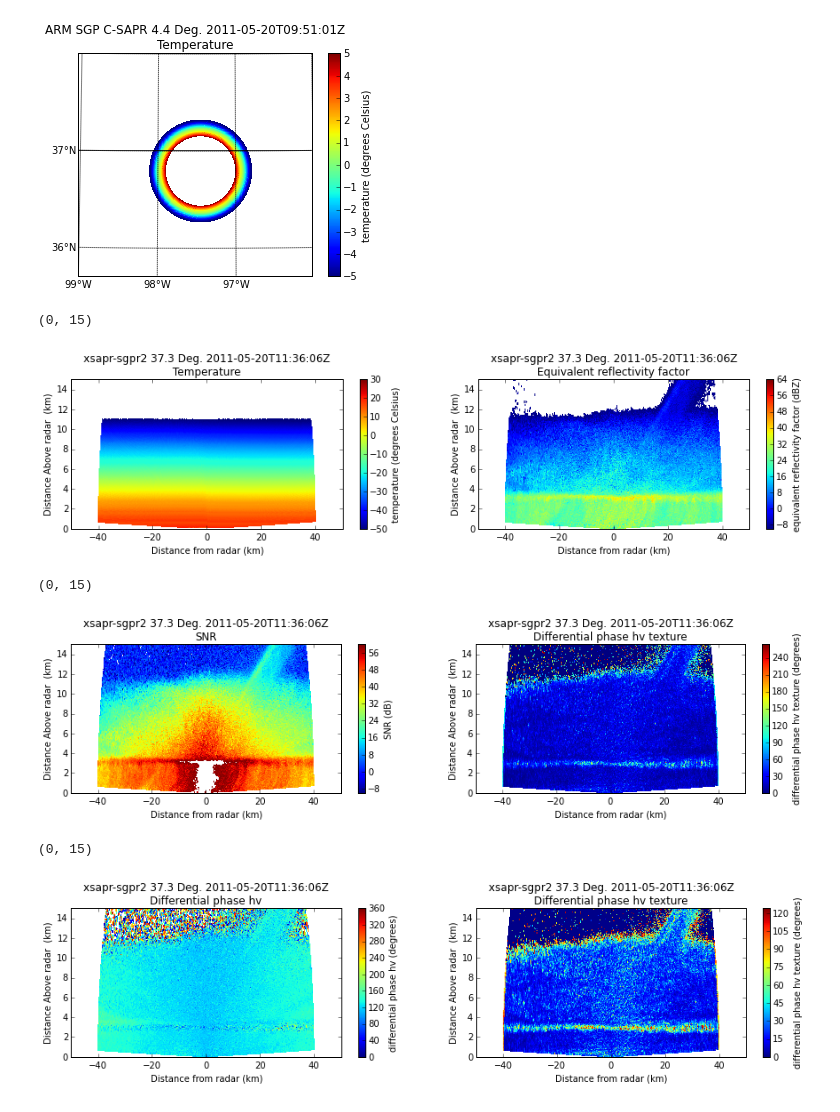
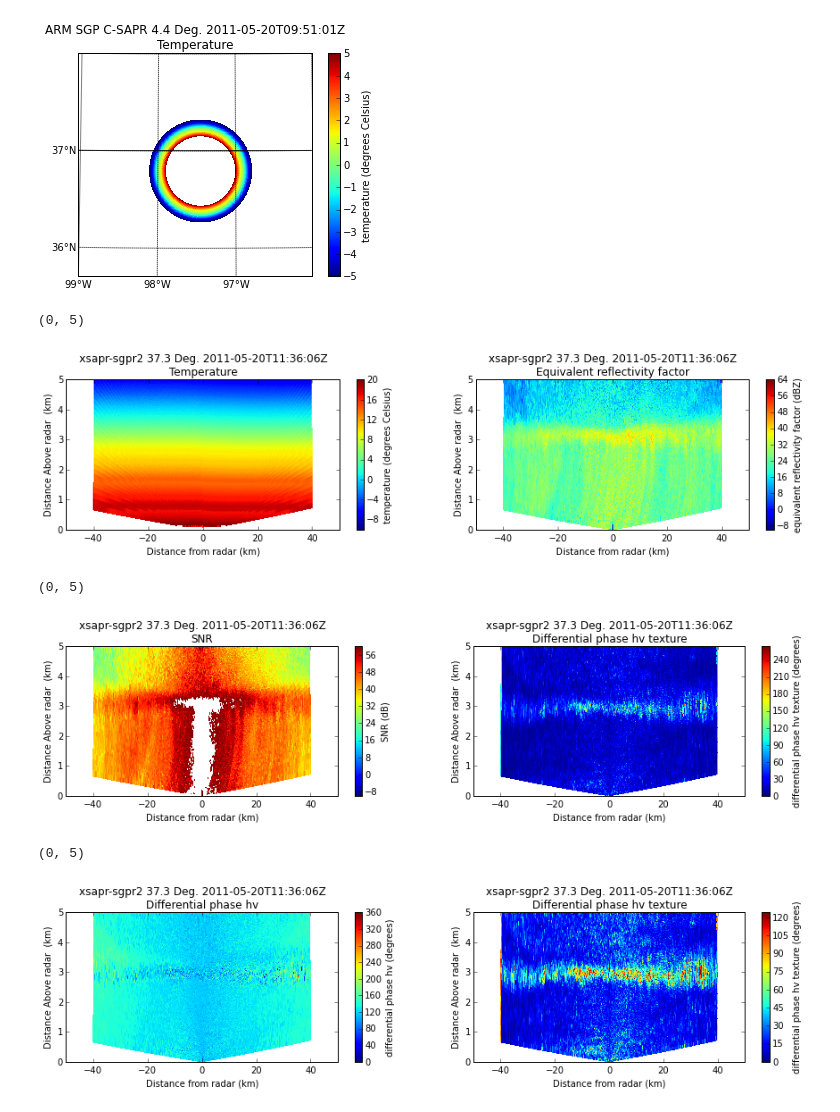
Before and after one commit to ANL-DIGR/openvap, a Jupyter notebook: development/cmac2/notebooks/3 Testing Py-ART implimentations .ipynb, the cells around one changed output. Saved outputs shown, nothing was run; the diff lists cells and outputs as text; code cells hidden in the pictures.

```diff
--- a/development/cmac2/notebooks/3 Testing Py-ART implimentations .ipynb
+++ b/development/cmac2/notebooks/3 Testing Py-ART implimentations .ipynb
@@ -292,6 +335,9 @@ display.plot_ppi_map('sounding_temperature', sweep = 5, vmin = -5, vmax = 5,
 xsapr_radar = pyart.io.read('/data/XSW110520113537.RAW7HHL')
 # %%
 my_x_profile = pyart.retrieve.fetch_radar_time_profile(interp_sonde.variables, xsapr_radar)
+# %%
+#cludge to fix sounding above radar issues
+my_x_profile['height'][0] = 0.0
 # %%
 z_dict_x, temp_dict_x = pyart.retrieve.map_profile_to_gates(my_x_profile['temp'],
                                          my_x_profile['height']*1000.0,
@@ -302,18 +348,18 @@ xsapr_radar.add_field('height', z_dict_x, replace_existing = True)
 # %%
 #create an instance of the class using our radar
 display = pyart.graph.RadarDisplay(xsapr_radar)
 #create a Matplotlib figure
 fig = plt.figure(figsize = [15,3])
 plt.subplot(1,2,1)
-display.plot_rhi('sounding_temperature', sweep = 0, vmin = -50, vmax = 30)
-plt.ylim([0,15])
+display.plot_rhi('sounding_temperature', sweep = 0, vmin = -10, vmax = 20)
+plt.ylim([0,5])
 
 plt.subplot(1,2,2)
 display.plot_rhi('reflectivity', sweep = 0, vmin = -10, vmax = 64)
-plt.ylim([0,15])
+plt.ylim([0,5])
 # %% [output]
-(0, 15)
+(0, 5)
-[figure, old version]
+[figure, new version]
 # %%
 phidp_text = pyart.retrieve.texture_of_complex_phase(xsapr_radar)
 xsapr_radar.add_field('differential_phase_texture', phidp_text, replace_existing = True)
@@ -327,14 +373,14 @@ display = pyart.graph.RadarDisplay(xsapr_radar)
 fig = plt.figure(figsize = [15,3])
 plt.subplot(1,2,1)
 display.plot_rhi('SNR', sweep = 0, vmin = -10, vmax = 60)
-plt.ylim([0,15])
+plt.ylim([0,5])
 
 plt.subplot(1,2,2)
 display.plot_rhi('differential_phase_texture', sweep = 0, vmin = 0, vmax = 264)
-plt.ylim([0,15])
+plt.ylim([0,5])
 # %% [output]
-(0, 15)
+(0, 5)
-[figure, old version]
+[figure, new version]
 # %%
 #create an instance of the class using our radar
 display = pyart.graph.RadarDisplay(xsapr_radar)
@@ -342,14 +388,14 @@ display = pyart.graph.RadarDisplay(xsapr_radar)
 fig = plt.figure(figsize = [15,3])
 plt.subplot(1,2,1)
 display.plot_rhi('differential_phase', sweep = 0, vmin = 0, vmax = 360)
-plt.ylim([0,15])
+plt.ylim([0,5])
 
 plt.subplot(1,2,2)
 display.plot_rhi('differential_phase_texture', sweep = 0, vmin = 0, vmax = 124)
-plt.ylim([0,15])
+plt.ylim([0,5])
 # %% [output]
-(0, 15)
+(0, 5)
-[figure, old version]
+[figure, new version]
 # %%
 second_trip = {'differential_phase_texture' : [[0,0,80,90], 1.0],
                'cross_correlation_ratio' : [[.5,.7,1,1], 0.0],
```
Also changed, not shown: parts of 22 cells of this notebook.
